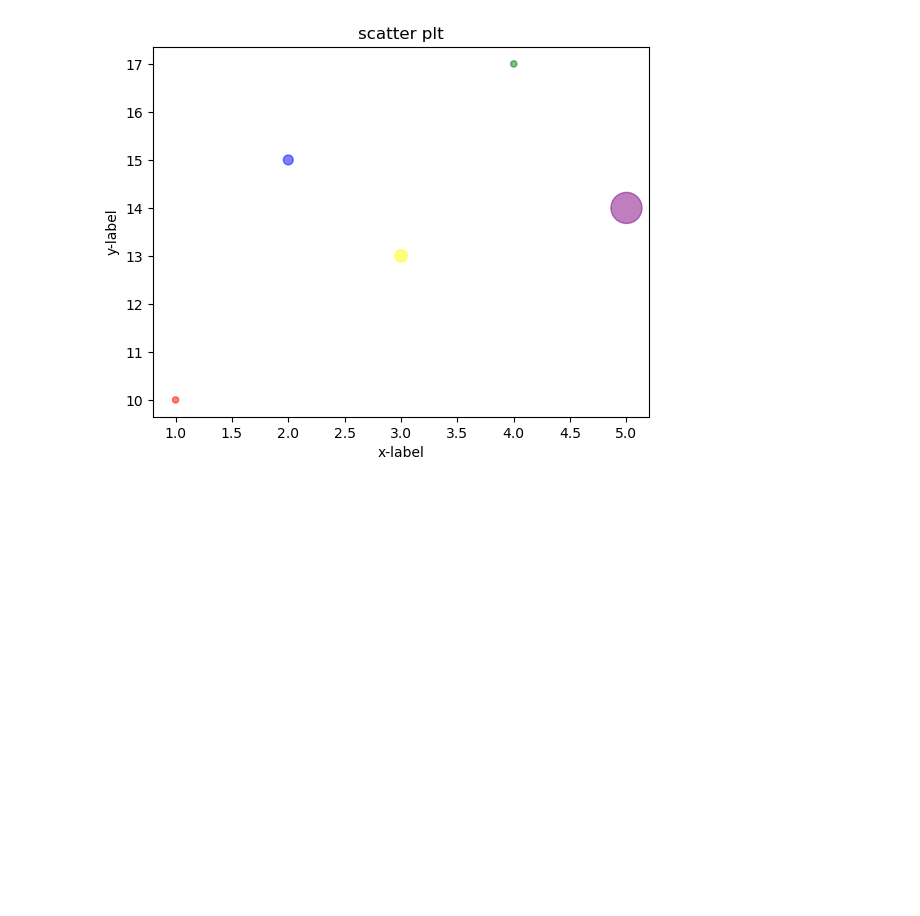
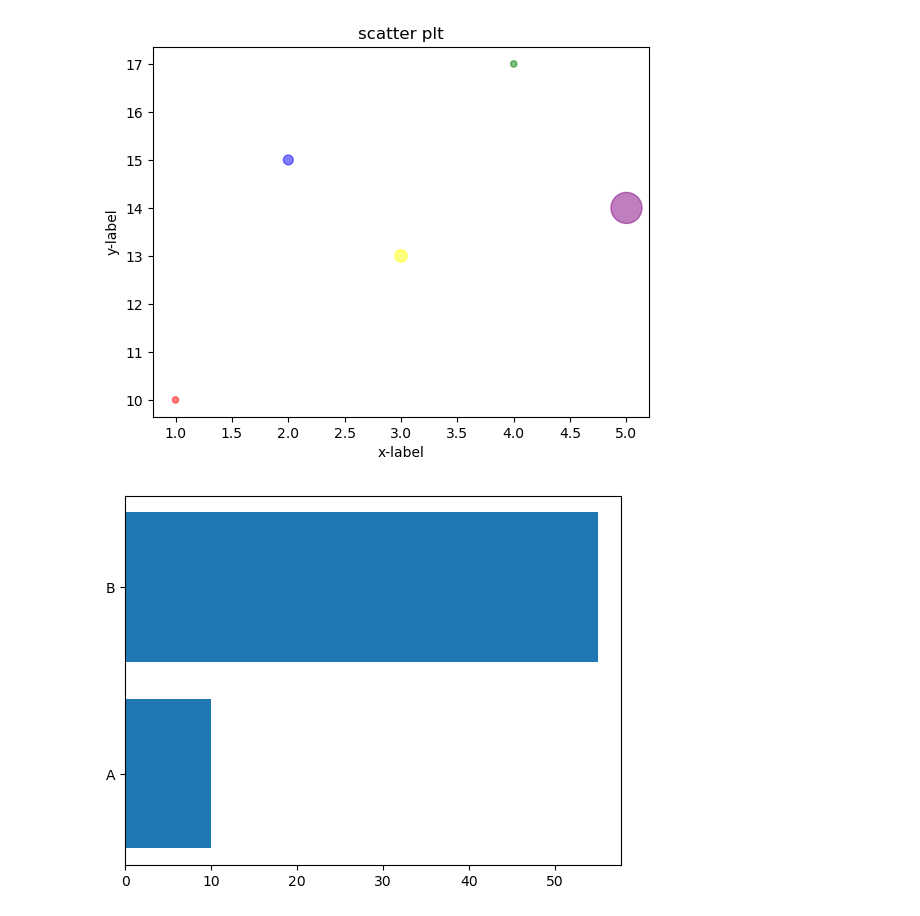
Before and after one commit to 4TUResearchData-Carpentries/gitautopush-sandbox, a Jupyter notebook: Python_day1.ipynb, the cells around one changed output. Cells and saved outputs as stored; diff of their text form; code cells hidden in the pictures; blank space fills up the shorter version.

```diff
--- a/Python_day1.ipynb
+++ b/Python_day1.ipynb
@@ -394,4 +394,7 @@ plt.show()
 # %%
 cat=['A','B']
 val=[10,55]
-plt.
+plt.barh(cat,val)
+plt.show()
+# %% [output]
+[figure, added]
```
Also changed, not shown: parts of 1 cell of this notebook.
